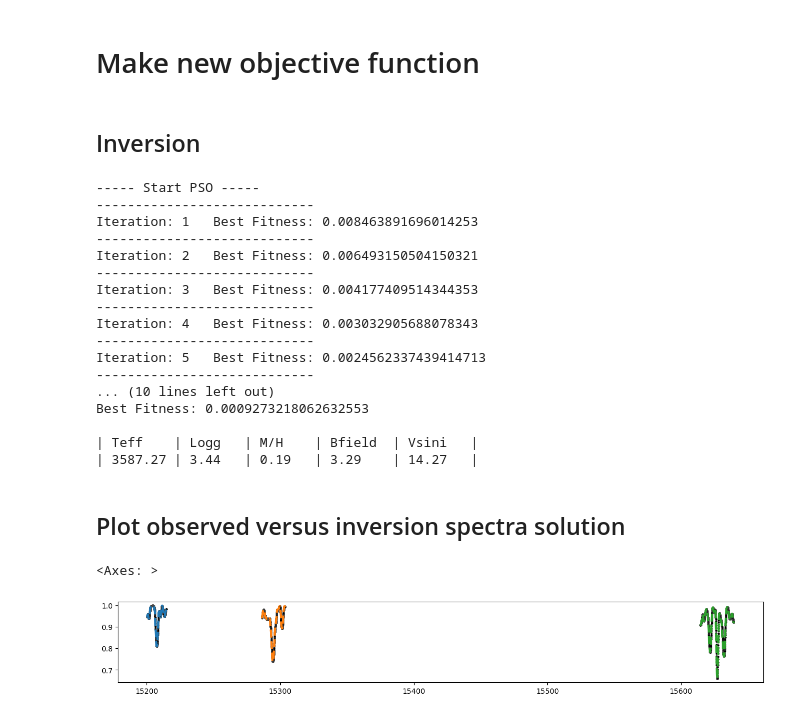
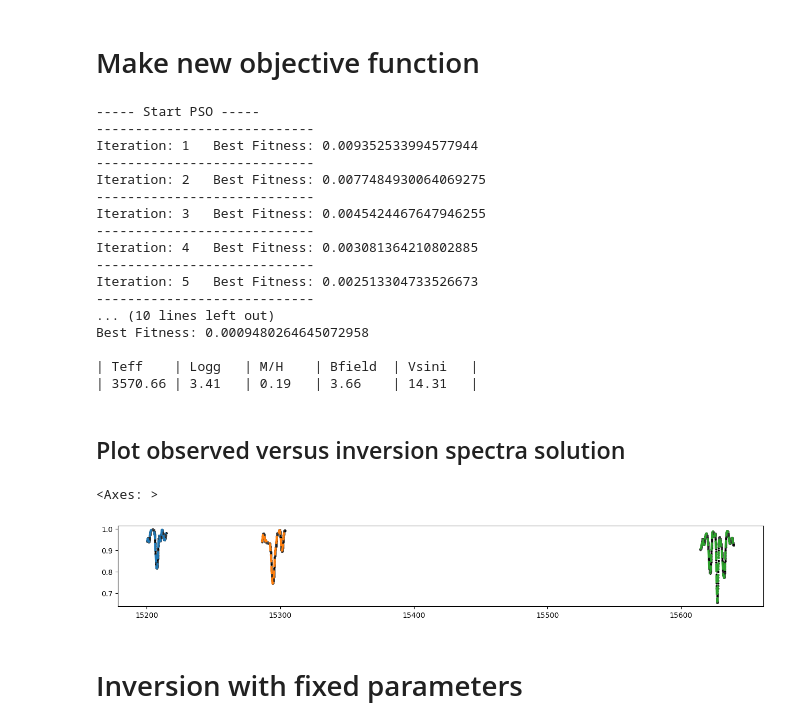
Before and after one commit to JoanRaygoza/H-MagNet-example, a Jupyter notebook: example.ipynb, the cells around one changed output. Drawn from its saved outputs; the diff is of its cells as text; code cells hidden in the pictures.

```diff
--- a/example.ipynb
+++ b/example.ipynb
@@ -16,7 +16,7 @@ config(jobs=6)
 net = HMagNet("tiny")
 
 # teff, logg, mh, bfield, vsini
-x = np.array([3587.42, 3.33, 0.15, 3.27, 14.52])
+x = np.array([3587.42, 3.33, 0.15, 3.6, 14.52])
 
 spectrum = net.synthetize_spectra(x)
 print(spectrum.shape)
@@ -68,34 +68,34 @@ sns.scatterplot(x=net.get_wavelength(), y=inv_spectra[0], s=10, linewidth=0.1, c
 from sklearn.metrics import mean_absolute_error
 def obj(y_true, y_pred):
     return mean_absolute_error(y_true.T, y_pred.T, multioutput='raw_values')
-# %% [markdown]
-## Inversion
 # %%
 solution, inv_spectra, fitness = net.inversion(spectrum, 1024, 10, objective_function=obj, verbose=1)
 # %% [output]
 ----- Start PSO -----
 ----------------------------
-Iteration: 1   Best Fitness: 0.008463891696014253
+Iteration: 1   Best Fitness: 0.009352533994577944
 ----------------------------
-Iteration: 2   Best Fitness: 0.006493150504150321
+Iteration: 2   Best Fitness: 0.0077484930064069275
 ----------------------------
-Iteration: 3   Best Fitness: 0.004177409514344353
+Iteration: 3   Best Fitness: 0.0045424467647946255
 ----------------------------
-Iteration: 4   Best Fitness: 0.003032905688078343
+Iteration: 4   Best Fitness: 0.003081364210802885
 ----------------------------
-Iteration: 5   Best Fitness: 0.0024562337439414713
+Iteration: 5   Best Fitness: 0.002513304733526673
 ----------------------------
 ... (10 lines left out)
-Best Fitness: 0.0009273218062632553
+Best Fitness: 0.0009480264645072958
 
 | Teff    | Logg   | M/H    | Bfield  | Vsini   |
-| 3587.27 | 3.44   | 0.19   | 3.29    | 14.27   |
+| 3570.66 | 3.41   | 0.19   | 3.66    | 14.31   |
 # %% [markdown]
 ## Plot observed versus inversion spectra solution
 # %%
 plt.figure(figsize=(16, 2))
-sns.lineplot(x=net.get_wavelength(), y=spectrum[0], hue=net.get_segments(), legend=False, color='blue', linewidth=3, linestyle='--')
-sns.scatterplot(x=net.get_wavelength(), y=inv_spectra[0], s=10, linewidth=0.1, color='black')
+sns.lineplot(x=net.get_wavelength(), y=spectrum[0], hue=net.get_segments(), legend=False, linewidth=3, linestyle='--')
+sns.scatterplot(x=net.get_wavelength(), y=inv_spectra, s=10, linewidth=0.1, color='black')
 # %% [output]
 <Axes: >
-[figure, old version]
+[figure, new version]
+# %% [markdown]
+# Inversion with fixed parameters
```
Also changed, not shown: parts of 14 cells of this notebook.
